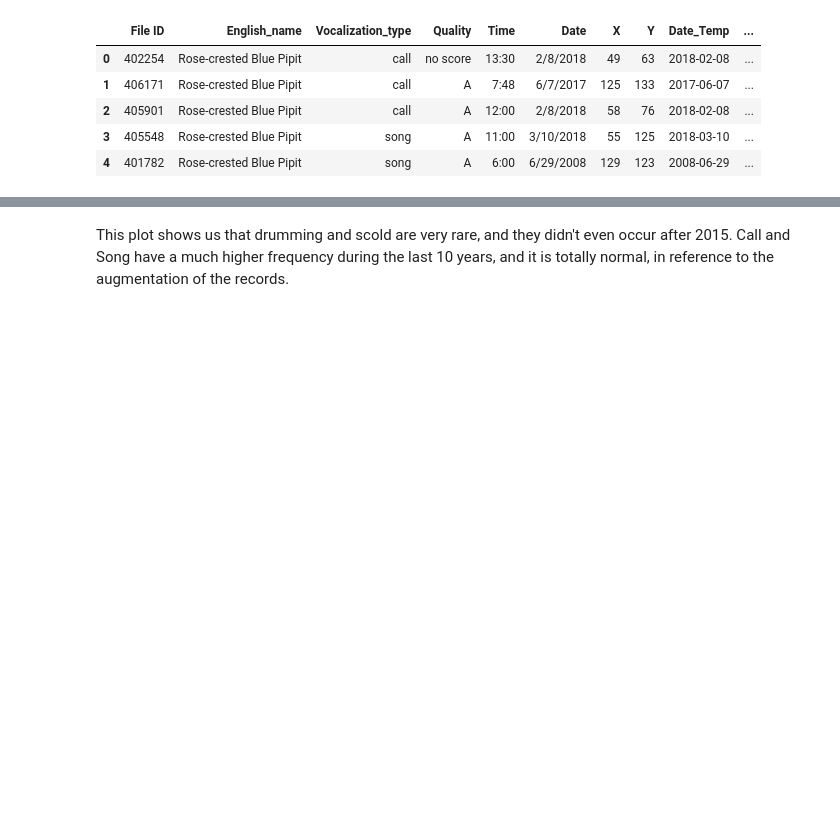
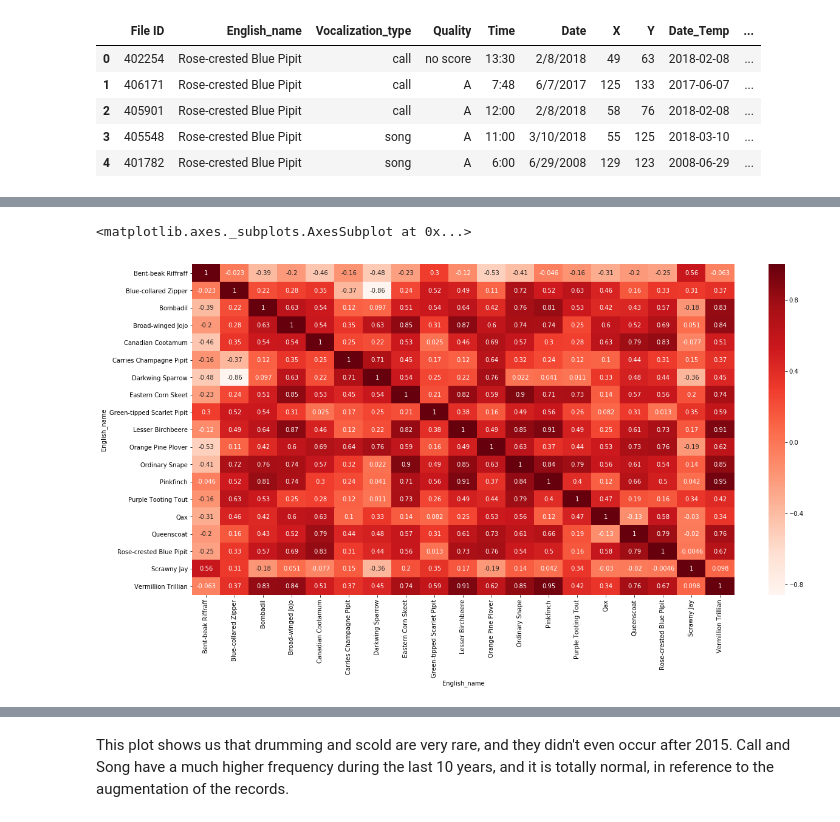
Before and after one commit to Viz-iteurs/VAST-Challenge, a Jupyter notebook: DV_Lab1_Viz-iteurs_V2.ipynb, the cells around one changed output, grey strips where cells are left out. Cells and saved outputs as stored; diff of their text form; code cells hidden in the pictures; blank space fills up the shorter version.

```diff
--- a/DV_Lab1_Viz-iteurs_V2.ipynb
+++ b/DV_Lab1_Viz-iteurs_V2.ipynb
@@ -150 +168,8 @@ plotheat('English_name')
 We can figure out that most of the records happend during the last years. About Rose-crested Blue Pipit, it is important to note that there were 45 records of this specie while only 27 the year after.
+# %%
+fig, ax = plt.subplots(figsize=(20,10))
+pvt = geo.pivot_table(index=['Year'], columns='English_name', aggfunc='count')['Date']
+sns.heatmap(pvt.corr(), annot=True, cmap='Reds')
+# %% [output]
+<matplotlib.axes._subplots.AxesSubplot at 0x...>
+[figure, added]
```
Also changed, not shown: parts of 13 cells of this notebook.
